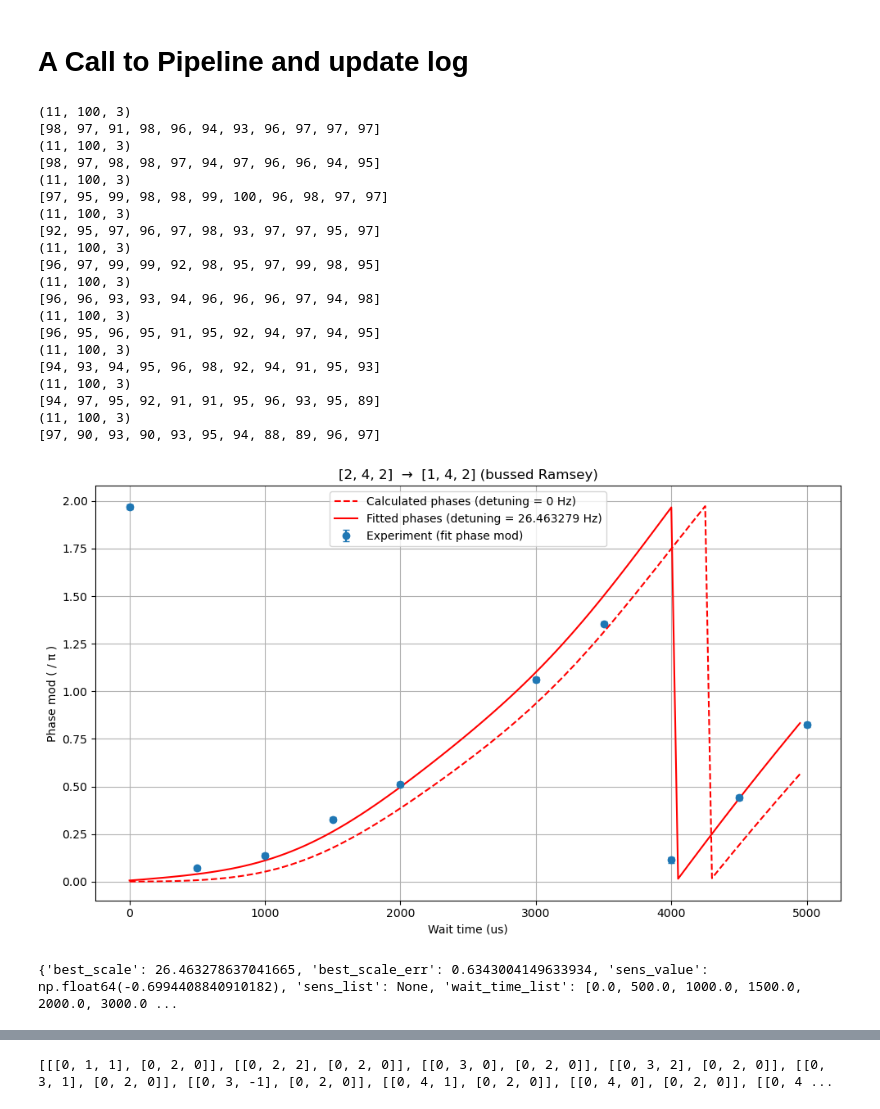
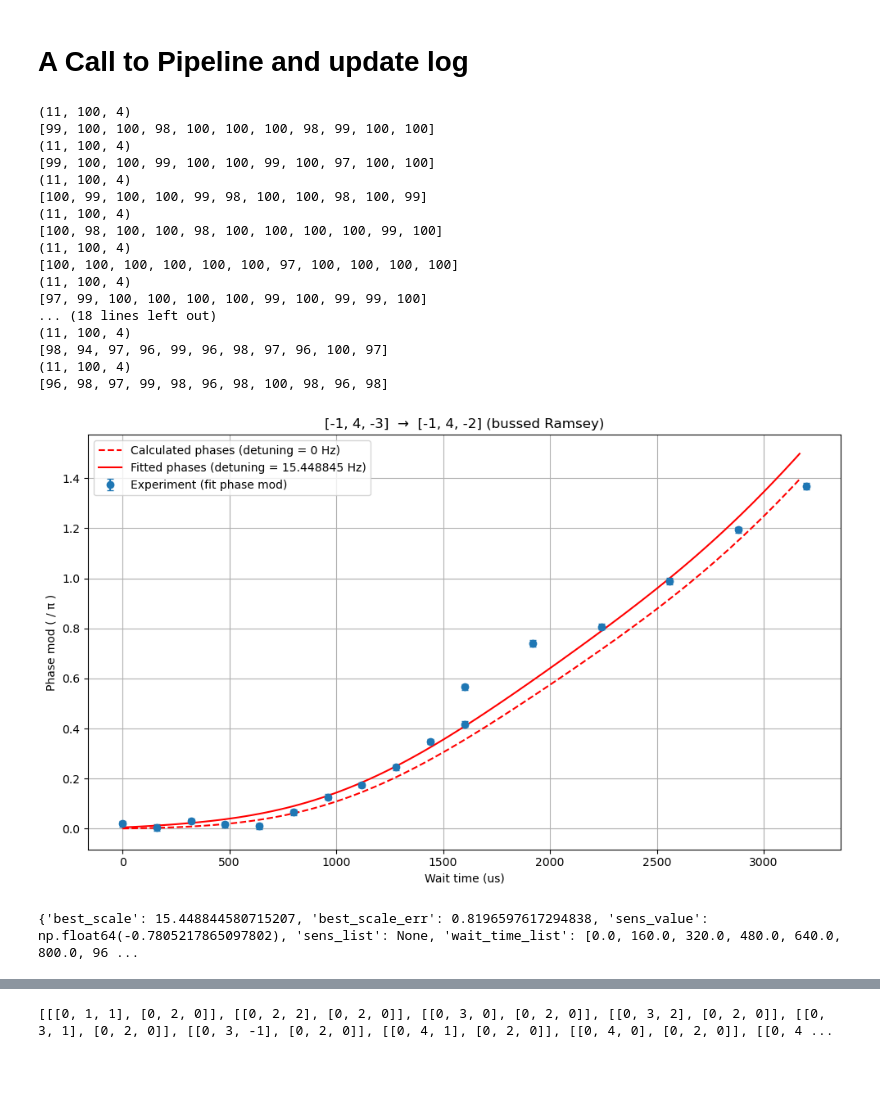
Before and after one commit to GauravTathed/PhD_python_scripts, a Jupyter notebook: LineSignal_charaterization/bussed_ramsey_for_line_signal.ipynb, the cells around one changed output, grey strips where cells are left out. Drawn from its saved outputs; the diff is of its cells as text; code cells hidden in the pictures; blank space fills up the shorter version.

```diff
--- a/LineSignal_charaterization/bussed_ramsey_for_line_signal.ipynb
+++ b/LineSignal_charaterization/bussed_ramsey_for_line_signal.ipynb
@@ -1266,56 +1266,53 @@ def run_full_bussed_ramsey_pipeline_and_update_log(
         f.writelines(new_lines)
 
     return {
         "best_scale": best_scale,
         "best_scale_err": best_scale_err,
         "sens_value": sens_value,
         "sens_list": sens_list if sens_metric == "full" else None,
         "wait_time_list": wait_time_list,
         # "raw_file_paths_list": raw_file_paths_list,
         "fit_objective": fit_obj,
     }
 
 
 # -----------------------------
 # Example usage
 # -----------------------------
-target_transitions = [[2, 4, 2], [1, 4, 2]]
+target_transitions = [[-1, 4, -3], [-1, 4, -2]]
 results = run_full_bussed_ramsey_pipeline_and_update_log(
     target_transitions=target_transitions,
     log_path=log_path,
     directory_path=directory_path,
     Z_drive_raw_data=Z_drive_raw_data,
     step_us=10,
     do_plot=True,
     fit_bounds=(-100, 100),
     xatol=1e-6,
     maxiter=1000,
     ref_int_scale=0
 )
 print(results)
 # %% [output]
-(11, 100, 3)
-[98, 97, 91, 98, 96, 94, 93, 96, 97, 97, 97]
-(11, 100, 3)
-[98, 97, 98, 98, 97, 94, 97, 96, 96, 94, 95]
-(11, 100, 3)
-[97, 95, 99, 98, 98, 99, 100, 96, 98, 97, 97]
-(11, 100, 3)
-[92, 95, 97, 96, 97, 98, 93, 97, 97, 95, 97]
-(11, 100, 3)
-[96, 97, 99, 99, 92, 98, 95, 97, 99, 98, 95]
-(11, 100, 3)
-[96, 96, 93, 93, 94, 96, 96, 96, 97, 94, 98]
-(11, 100, 3)
-[96, 95, 96, 95, 91, 95, 92, 94, 97, 94, 95]
-(11, 100, 3)
-[94, 93, 94, 95, 96, 98, 92, 94, 91, 95, 93]
-(11, 100, 3)
-[94, 97, 95, 92, 91, 91, 95, 96, 93, 95, 89]
-(11, 100, 3)
-[97, 90, 93, 90, 93, 95, 94, 88, 89, 96, 97]
+(11, 100, 4)
+[99, 100, 100, 98, 100, 100, 100, 98, 99, 100, 100]
+(11, 100, 4)
+[99, 100, 100, 99, 100, 100, 99, 100, 97, 100, 100]
+(11, 100, 4)
+[100, 99, 100, 100, 99, 98, 100, 100, 98, 100, 99]
+(11, 100, 4)
+[100, 98, 100, 100, 98, 100, 100, 100, 100, 99, 100]
+(11, 100, 4)
+[100, 100, 100, 100, 100, 100, 97, 100, 100, 100, 100]
+(11, 100, 4)
+[97, 99, 100, 100, 100, 100, 99, 100, 99, 99, 100]
+... (18 lines left out)
+(11, 100, 4)
+[98, 94, 97, 96, 99, 96, 98, 97, 96, 100, 97]
+(11, 100, 4)
+[96, 98, 97, 99, 98, 96, 98, 100, 98, 96, 98]
-[figure, old version]
+[figure, new version]
-{'best_scale': 26.463278637041665, 'best_scale_err': 0.6343004149633934, 'sens_value': np.float64(-0.6994408840910182), 'sens_list': None, 'wait_time_list': [0.0, 500.0, 1000.0, 1500.0, 2000.0, 3000.0 ...
+{'best_scale': 15.448844580715207, 'best_scale_err': 0.8196597617294838, 'sens_value': np.float64(-0.7805217865097802), 'sens_list': None, 'wait_time_list': [0.0, 160.0, 320.0, 480.0, 640.0, 800.0, 96 ...
 # %%
 # Notebook cell: Plot sensitivity vs integral_scale from your filled log file
 # Produces a scatter plot (with error bars if present) and labels points by transition pair.
```
Also changed, not shown: parts of 2 cells of this notebook, 9 other files.
